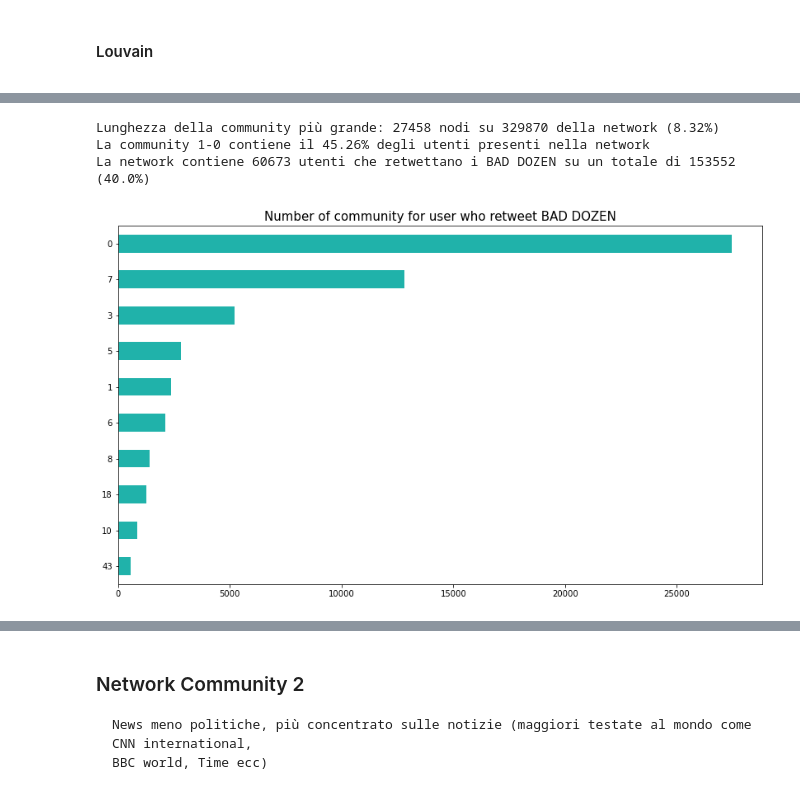
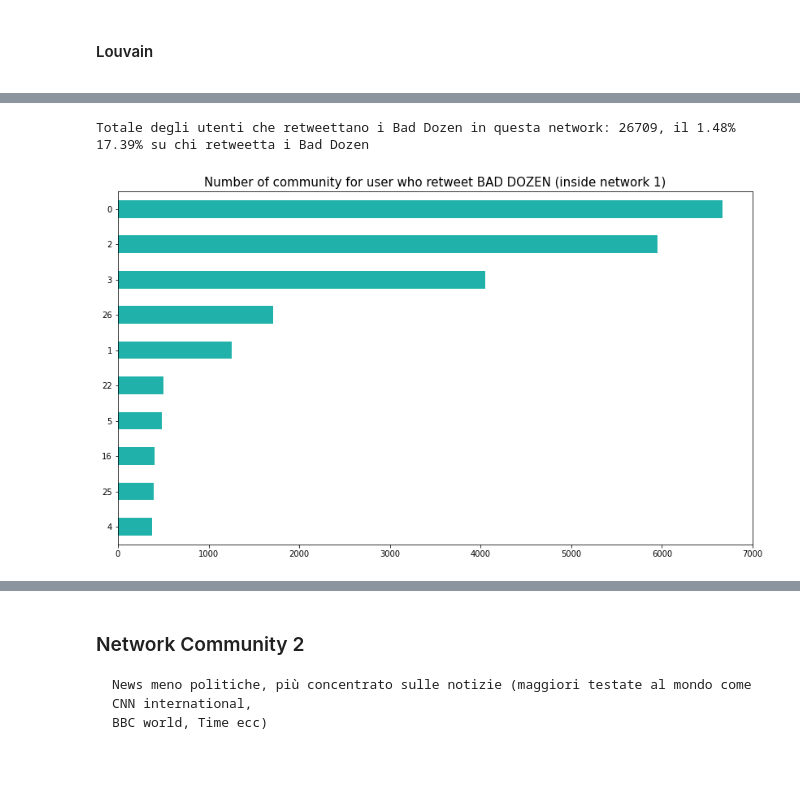
Before and after one commit to gi-ux/BachelorProject, a Jupyter notebook: notebook/Subnetworks.ipynb, the cells around one changed output, grey strips where cells are left out. Drawn from its saved outputs; the diff is of its cells as text; code cells hidden in the pictures; blank space fills up the shorter version.

```diff
--- a/notebook/Subnetworks.ipynb
+++ b/notebook/Subnetworks.ipynb
@@ -13,7 +13,6 @@ import glob
 import logging
 import importlib
 import json
-from tabulate import tabulate
 import networkx as nx
 import seaborn as sns
 import re
@@ -25,7 +24,7 @@ import leidenalg as la
 import igraph as ig
 from cdlib import algorithms
 warnings.filterwarnings('ignore')
-path = "C:/Users/Gianluca/Desktop/Supsi/Git/BachelorProject/network/"
+path = "C:/Users/gianl/Desktop/Gi/Supsi/BachelorProject/network/"
 %autosave 3600
 # %% [output]
 Autosaving every 3600 seconds
@@ -130,9 +129,12 @@ def read_from_json(path):
     print("Time: ",stop_time-start_time)
     return obj
 # %%
-path_ccdh_rt = glob.glob("C:/Users/Gianluca/Desktop/Supsi/Git/BachelorProject/large_files/ccdh/")
-ccdh_rt = pd.read_csv(path_ccdh_rt[0] + "disinformation_users.csv")
+path_ccdh_rt = glob.glob("C:/Users/gianl/Desktop/Gi/Supsi/BachelorProject/large_files/ccdh/")
+ccdh_rt = pd.read_csv(path_ccdh_rt[0] + "rt_bad.csv")
 good_rt = pd.read_csv(path_ccdh_rt[0] + "rt_good.csv")
+path_dozen = glob.glob("C:/Users/gianl/Desktop/Gi/Supsi/BachelorProject/csv/")
+bad_dozen = pd.read_csv(path_dozen[0] + "disinformation_users.csv")
+good_dozen = pd.read_csv(path_dozen[0] + "good_dozen.csv")
 # %%
 # df_1 = pd.read_csv(path + "prova_1.csv", lineterminator="\n", low_memory=False)
 # df_1
@@ -164,7 +166,7 @@ Process 19
 </p>
 <a id="comm_1"/>
 # %%
-path_inside = path + "/network_1/"
+path_inside = path + "/nt_1/"
 louvain_path = glob.glob(path_inside + "louvain*.json")[0]
 louvain_1 = read_from_json(louvain_path)
 ccdh_rt_flt_1 = ccdh_rt[ccdh_rt.user_screen_name.isin([x for x in louvain_1])]
@@ -212,11 +240,13 @@ plt.show()
 # %%
 val = rt_community(ccdh_rt_flt_1, louvain_1)
-print(f"Lunghezza della community più grande: {val[0]} nodi su {comm[3]} della network ({round(val[0]/comm[3],4)*100}%)")
-print(f"La community 1-0 contiene il {round(val[0] / sum(val),4)*100}% degli utenti presenti nella network")
-print(f"La network contiene {sum(val)} utenti che retwettano i BAD DOZEN su un totale di {len(ccdh_rt)} ({round(sum(val)/len(ccdh_rt),2)*100}%)")
-plot_hist(val, "Number of community for user who retweet BAD DOZEN")
+print(f"Totale degli utenti che retweettano i Bad Dozen in questa network: {val.sum()}, il {round(val.sum()/comm.sum()*100,2)}%")
+print(f"{round(val.sum()/len(ccdh_rt)*100,2)}% su chi retweetta i Bad Dozen")
+plot_hist(val, "Number of community for user who retweet BAD DOZEN (inside network 1)")
+
+# print(f"Lunghezza della community più grande: {val[0]} nodi su {comm[3]} della network ({round(val[0]/comm[3],4)*100}%)")
+# print(f"La community 1-0 contiene il {round(val[0] / sum(val),4)*100}% degli utenti presenti nella network")
+# print(f"La network contiene {sum(val)} utenti che retwettano i BAD DOZEN su un totale di {len(ccdh_rt)} ({round(sum(val)/len(ccdh_rt),2)*100}%)")
 # %% [output]
-Lunghezza della community più grande: 27458 nodi su 329870 della network (8.32%)
-La community 1-0 contiene il 45.26% degli utenti presenti nella network
-La network contiene 60673 utenti che retwettano i BAD DOZEN su un totale di 153552 (40.0%)
+Totale degli utenti che retweettano i Bad Dozen in questa network: 26709, il 1.48%
+17.39% su chi retweetta i Bad Dozen
-[figure, old version]
+[figure, new version]
```
Also changed, not shown: parts of 15 cells of this notebook, 2 other files.
